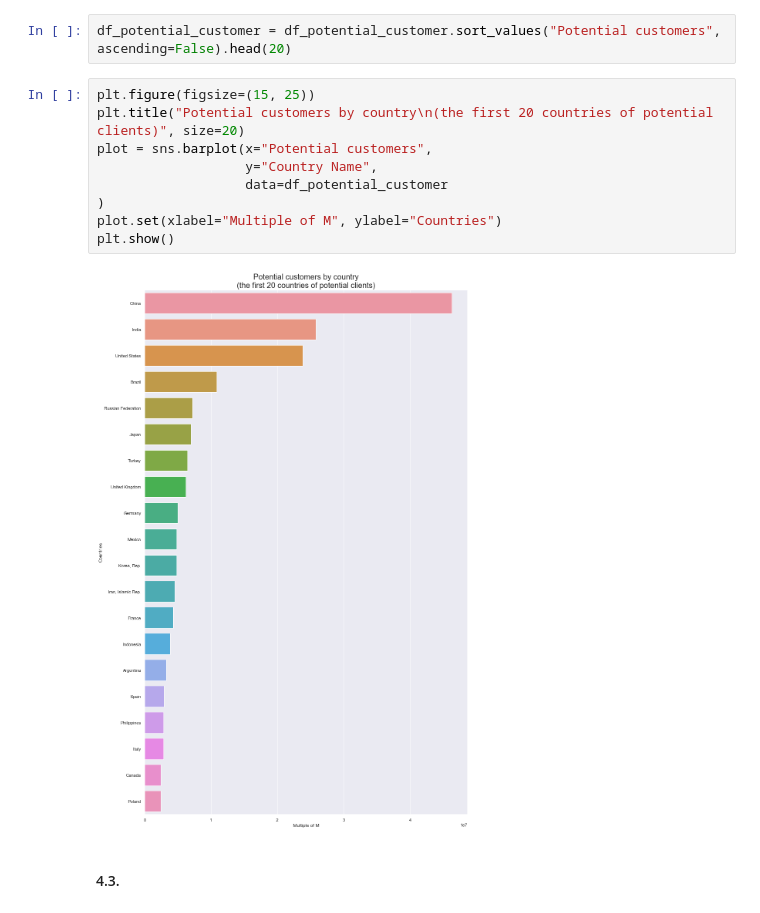
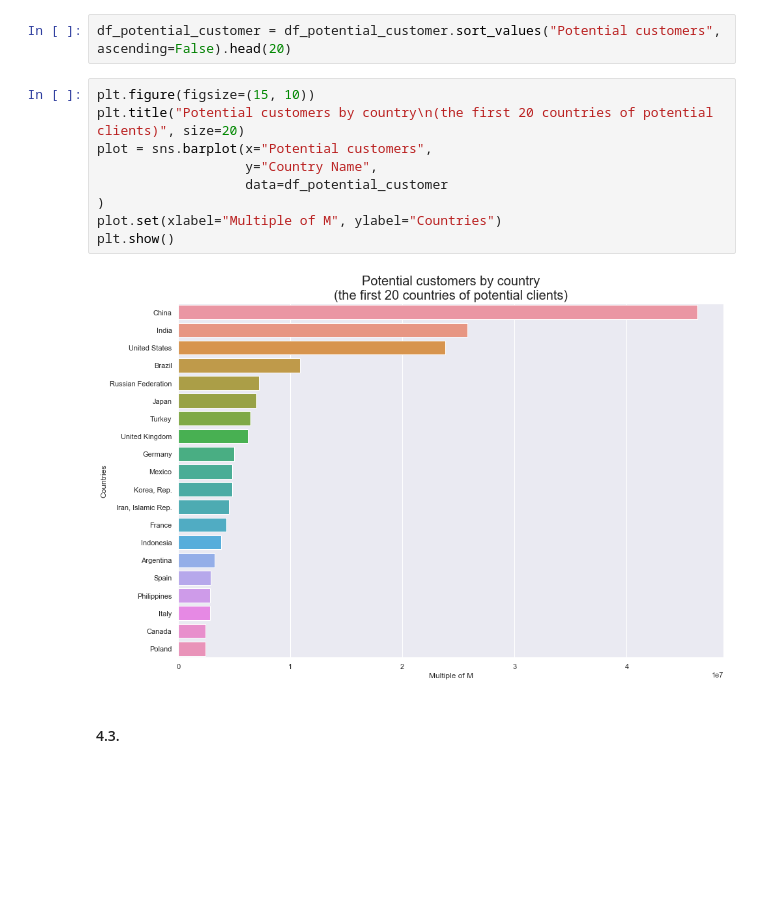
Before and after one commit to samirhinojosa/OC-P2-education-statistics, a Jupyter notebook: notebook.ipynb, the cells around one changed output. Drawn from its saved outputs; the diff is of its cells as text; blank space fills up the shorter version.

```diff
--- a/notebook.ipynb
+++ b/notebook.ipynb
@@ -1313,16 +1313,16 @@ df_potential_customer["Potential customers"] = (df_countries_to_work["Enrolment
 # %%
 df_potential_customer = df_potential_customer.sort_values("Potential customers", ascending=False).head(20)
 # %%
-plt.figure(figsize=(15, 25))
+plt.figure(figsize=(15, 10))
 plt.title("Potential customers by country\n(the first 20 countries of potential clients)", size=20)
 plot = sns.barplot(x="Potential customers",
                    y="Country Name",
                    data=df_potential_customer
 )
 plot.set(xlabel="Multiple of M", ylabel="Countries")
 plt.show()
 # %% [output]
-[figure, old version]
+[figure, new version]
 # %% [markdown]
 #### 4.3.
 # %% [markdown]
```
Also changed, not shown: parts of 2 cells of this notebook.
